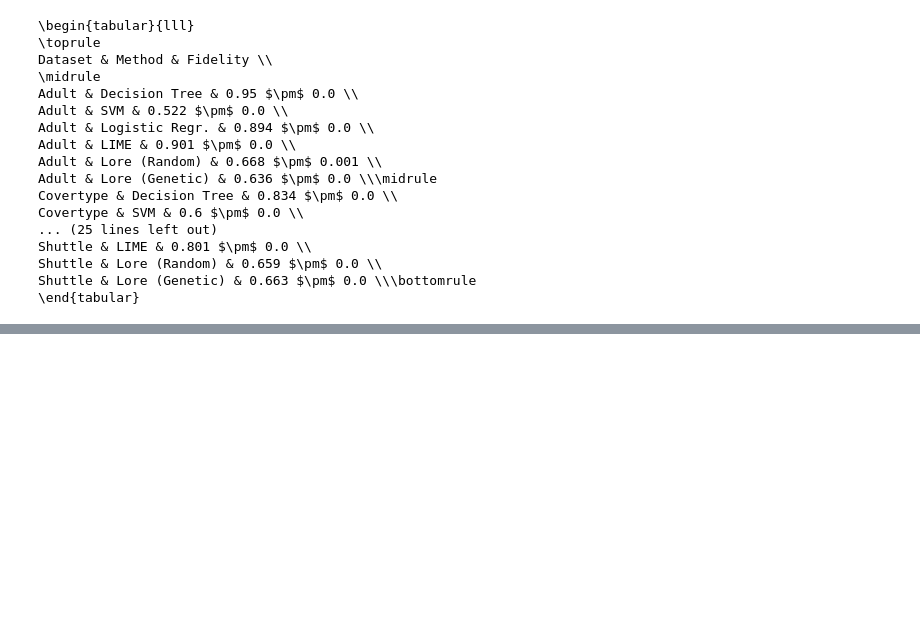
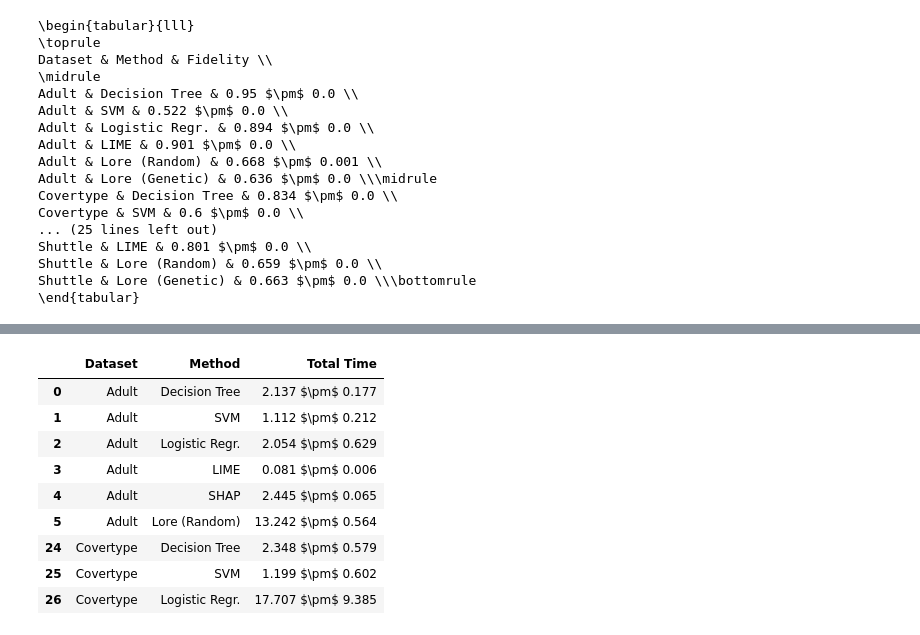
Before and after one commit to lucacorbucci/fire360, a Jupyter notebook: src/results/results.ipynb, the cells around one changed output, grey strips where cells are left out. Cells and saved outputs as stored; diff of their text form; code cells hidden in the pictures; blank space fills up the shorter version.

```diff
--- a/src/results/results.ipynb
+++ b/src/results/results.ipynb
@@ -510,0 +498,3 @@ Shuttle & Lore (Genetic) & 0.663 $\pm$ 0.0 \\\bottomrule
+# %%
+project_data_time = download_runs(project_name="time_computation")
+project_name = "time_computation"
@@ -510,0 +538,80 @@ Shuttle & Lore (Genetic) & 0.663 $\pm$ 0.0 \\\bottomrule
+# %%
+rows = []
+# Iterate over the datasets and methods to extract the metrics
+for dataset in datasets:
+    for method in methods:
+        row = {
+            'Dataset': dataset,
+            'Method': method,
+            'Total Time': metrics[dataset][method].get('Total Time', '-'),
+        }
+        rows.append(row)
+
+# Create a dataframe from the rows
+df_metrics = pd.DataFrame(rows)
+
+df_metrics = df_metrics.sort_values(by=['Dataset', 'Method'])
+df_metrics.head(10)
+
+
+# Map method names to their display names
+method_mapping = {
+    'dt': 'Decision Tree',
+    'svm': 'SVM',
+    'logistic': 'Logistic Regr.',
+    'lime': 'LIME',
+    'shap': 'SHAP',
+    'lore': 'Lore (Random)',
+    'lore_genetic': 'Lore (Genetic)'
+}
+
+# Map method names to their display names
+dataset_name_mapping = {
+    'adult': 'Adult',
+    'house16': 'House 16',
+    'letter': 'Letter',
+    'dutch': 'Dutch',
+    'covertype': 'Covertype',
+    'shuttle': 'Shuttle'
+}
+
+# Apply the mapping to the Method column
+df_metrics["Method"] = df_metrics["Method"].map(method_mapping)
+
+df_metrics["Dataset"] = df_metrics["Dataset"].map(dataset_name_mapping)
+
+# Sort the DataFrame by Dataset and Method
+df_metrics = df_metrics.sort_values(by=['Dataset', 'Method'])
+
+# Create custom method order for better visualization
+method_order = {
+    'Decision Tree': 1,
+    'SVM': 2,
+    'Logistic Regr.': 3,
+    'LIME': 4,
+    'SHAP': 5,
+    'Lore (Random)': 6,
+    'Lore (Genetic)': 7
+}
+
+# Create a new column for sorting by custom method order
+df_metrics['method_order'] = df_metrics['Method'].map(method_order)
+
+# Sort by Dataset first, then by the custom method order
+df_metrics = df_metrics.sort_values(by=['Dataset', 'method_order'])
+
+# Drop the helper column
+df_metrics = df_metrics.drop(columns=['method_order'])
+
+df_metrics.head(9)
+# %% [output]
+|  | Dataset | Method | Total Time |
+| 0 | Adult | Decision Tree | 2.137 $\pm$ 0.177 |
+| 1 | Adult | SVM | 1.112 $\pm$ 0.212 |
+| 2 | Adult | Logistic Regr. | 2.054 $\pm$ 0.629 |
+| 3 | Adult | LIME | 0.081 $\pm$ 0.006 |
+| 4 | Adult | SHAP | 2.445 $\pm$ 0.065 |
+| 5 | Adult | Lore (Random) | 13.242 $\pm$ 0.564 |
+| 24 | Covertype | Decision Tree | 2.348 $\pm$ 0.579 |
+| 25 | Covertype | SVM | 1.199 $\pm$ 0.602 |
+| 26 | Covertype | Logistic Regr. | 17.707 $\pm$ 9.385 |
```
Also changed, not shown: parts of 16 cells of this notebook, 26 other files.
